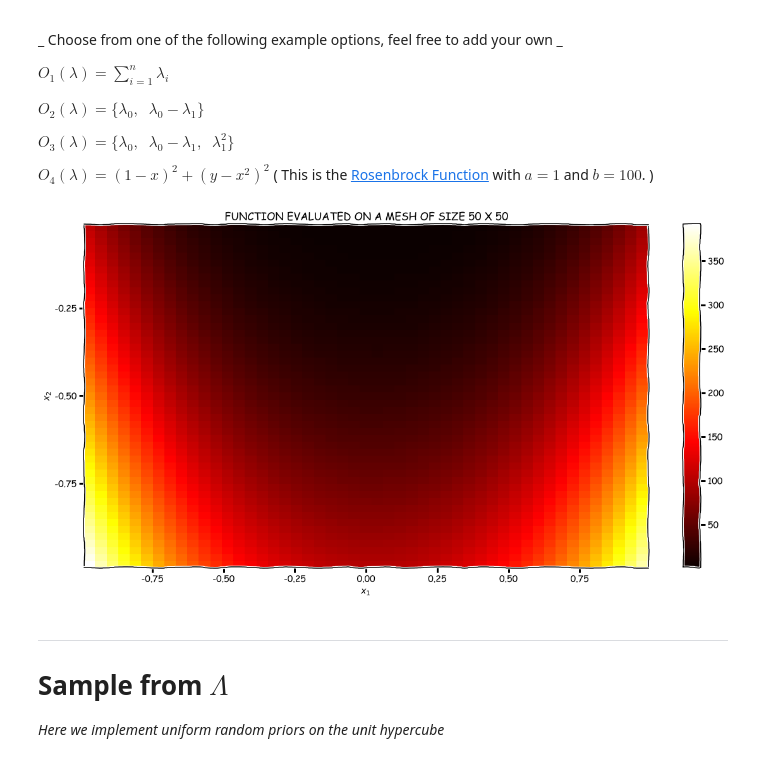
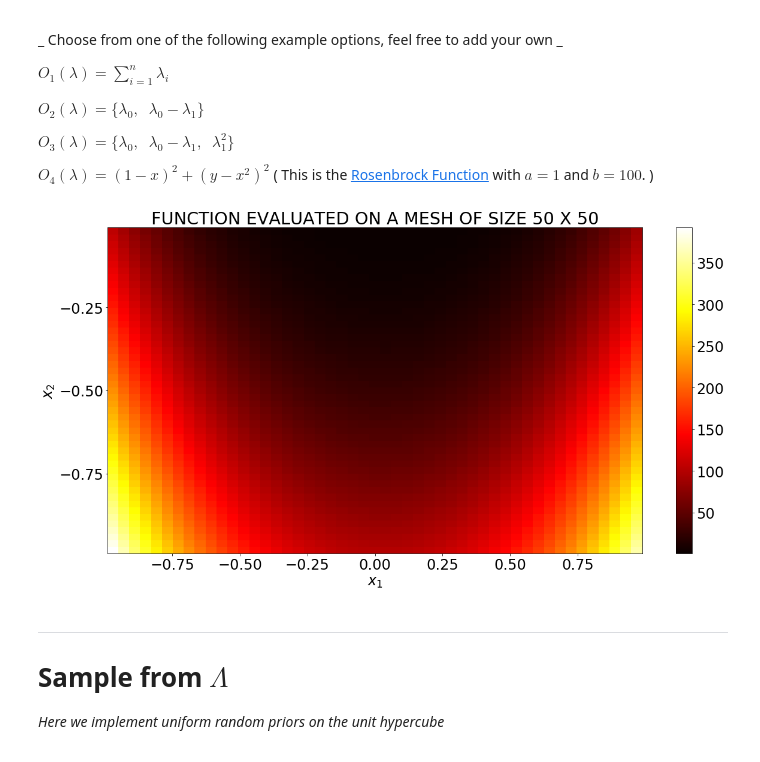
Before and after one commit to mpilosov/ConsistentBayes, a Jupyter notebook: examples/ImproveSampling.ipynb, the cells around one changed output. Saved outputs shown, nothing was run; the diff lists cells and outputs as text; code cells hidden in the pictures.

```diff
--- a/examples/ImproveSampling.ipynb
+++ b/examples/ImproveSampling.ipynb
@@ -92,26 +92,27 @@ elif PtO_fun_choice == 4:
 else:
     raise( ValueError('Specify Proper PtO choice!') )
 # %%
-plt.xkcd(scale=1, length=1000, randomness=100)
+# plt.xkcd(scale=1, length=1000, randomness=100)
 nbins = 50
 mins = np.array([-1, -1])
 maxs = np.array([1, 0])
 tempgrid = grid(nbins, mins, maxs)
 tempZ = rosenbrock(tempgrid, ct=False) # we dont count this visual against our computational budget.
 xi = tempgrid[:,0].reshape(nbins,nbins)
 yi = tempgrid[:,1].reshape(nbins,nbins)
 zi = tempZ.reshape(nbins,nbins)
 plt.yticks(np.linspace(-1,0,5))
 plt.xticks(np.linspace(-1,1,9))
 plt.pcolormesh(xi,yi,zi,cmap='hot')
 plt.xlabel('$x_1$')
 plt.ylabel('$x_2$')
 plt.colorbar()
 plt.title('Function Evaluated on a Mesh of size {} x {}'.upper().format(nbins, nbins))
 # plt.axis('equal')
+plt.savefig('rosenbrock_map.png')
 plt.show()
 # %% [output]
-[figure, old version]
+[figure, new version]
 # %% [markdown]
 ---
 
```
Also changed, not shown: parts of 12 cells of this notebook, 3 other files.
